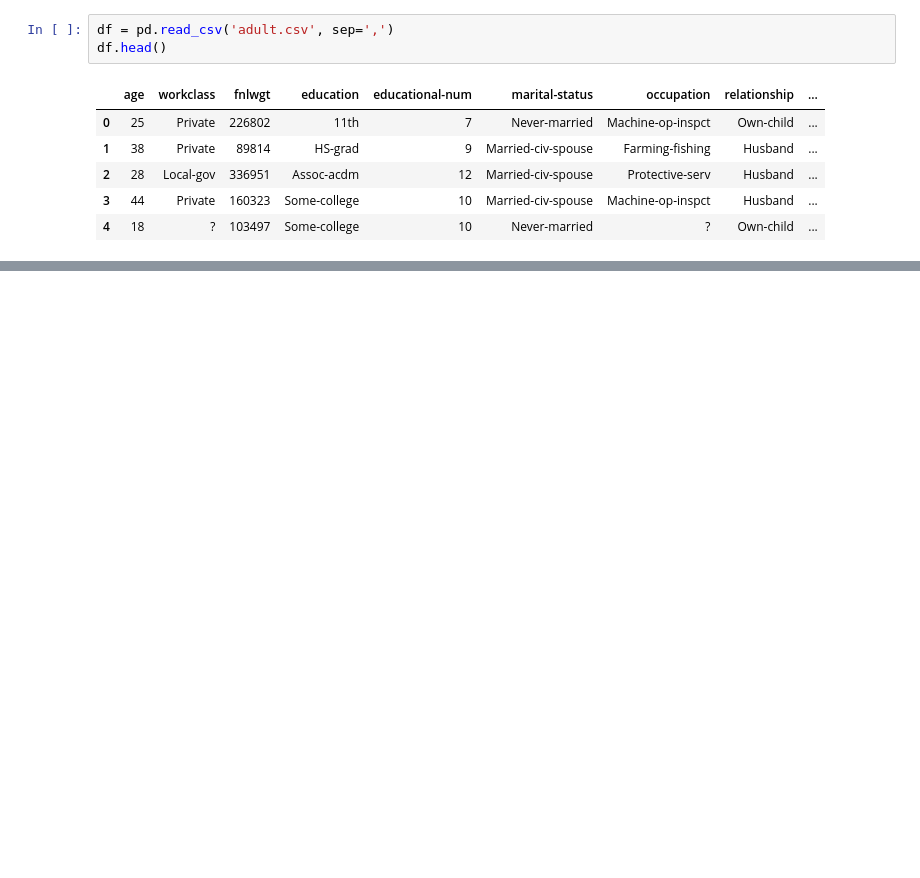
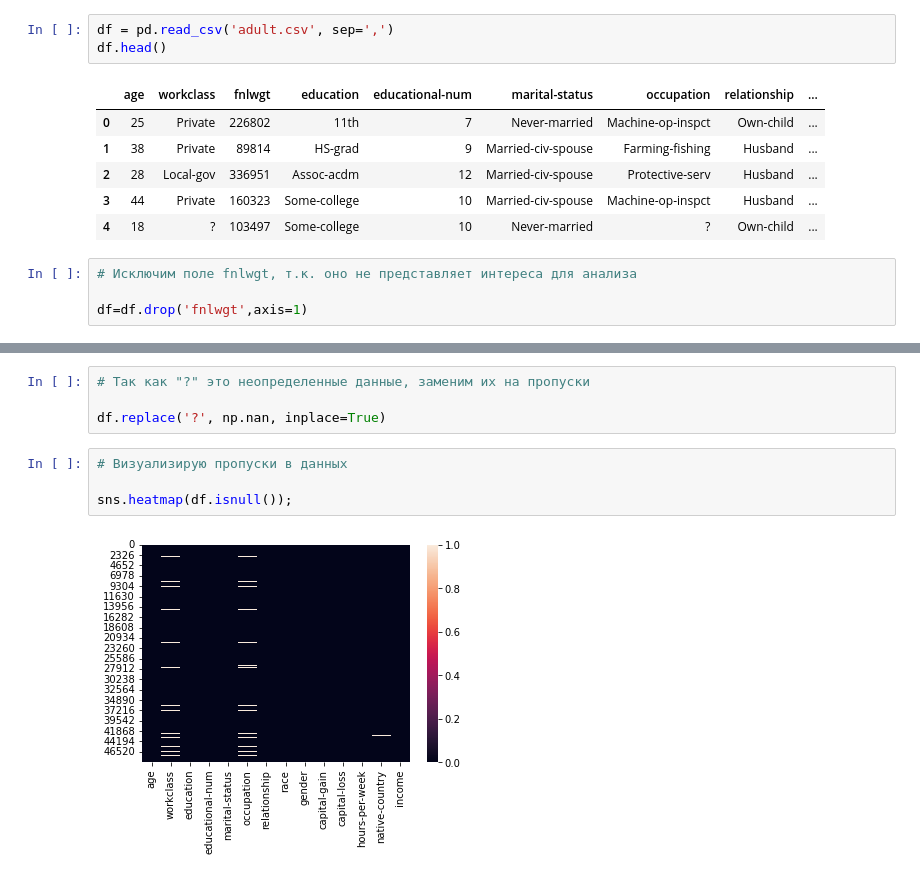
Before and after one commit to GitForPy/Machine-Learning, a Jupyter notebook: hw1.ipynb, the cells around one changed output, grey strips where cells are left out. Drawn from its saved outputs; the diff is of its cells as text; blank space fills up the shorter version.

```diff
--- a/hw1.ipynb
+++ b/hw1.ipynb
@@ -12,3 +19,7 @@ df.head()
 | 2 | 28 | Local-gov | 336951 | Assoc-acdm | 12 | Married-civ-spouse | Protective-serv | Husband | ... |
 | 3 | 44 | Private | 160323 | Some-college | 10 | Married-civ-spouse | Machine-op-inspct | Husband | ... |
 | 4 | 18 | ? | 103497 | Some-college | 10 | Never-married | ? | Own-child | ... |
+# %%
+# Исключим поле fnlwgt, т.к. оно не представляет интереса для анализа
+
+df=df.drop('fnlwgt',axis=1)
@@ -34,0 +166,10 @@ memory usage: 5.6+ MB
+# %%
+# Так как "?" это неопределенные данные, заменим их на пропуски
+
+df.replace('?', np.nan, inplace=True)
+# %%
+# Визуализирую пропуски в данных
+
+sns.heatmap(df.isnull());
+# %% [output]
+[figure, added]
```
Also changed, not shown: parts of 71 cells of this notebook.
